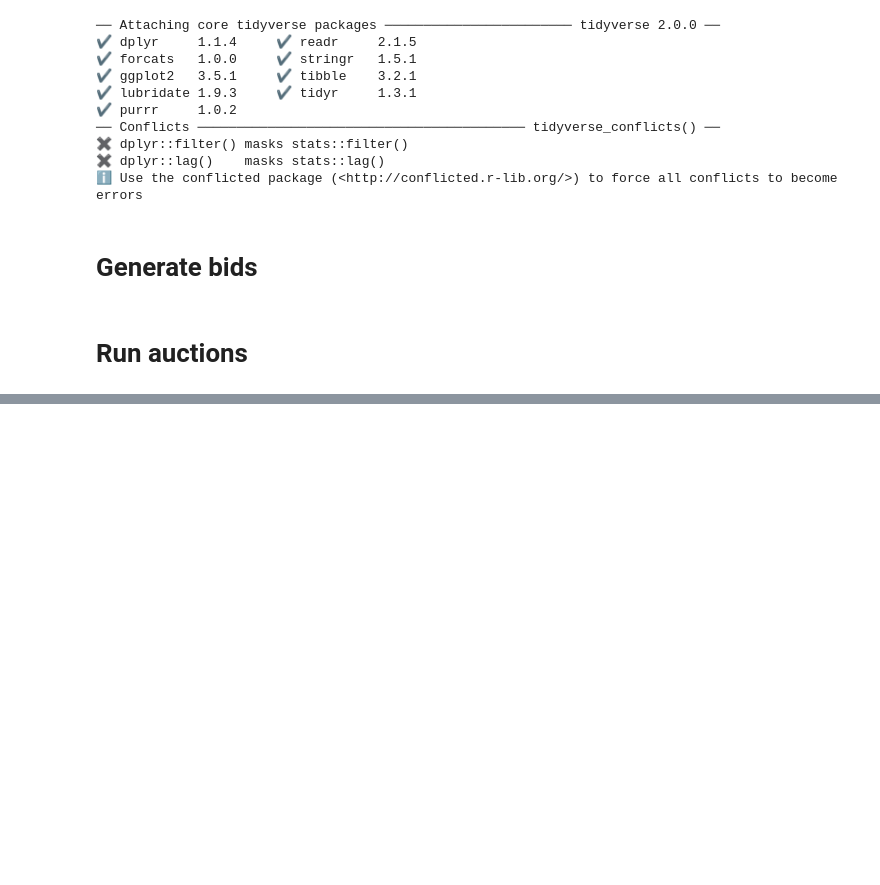
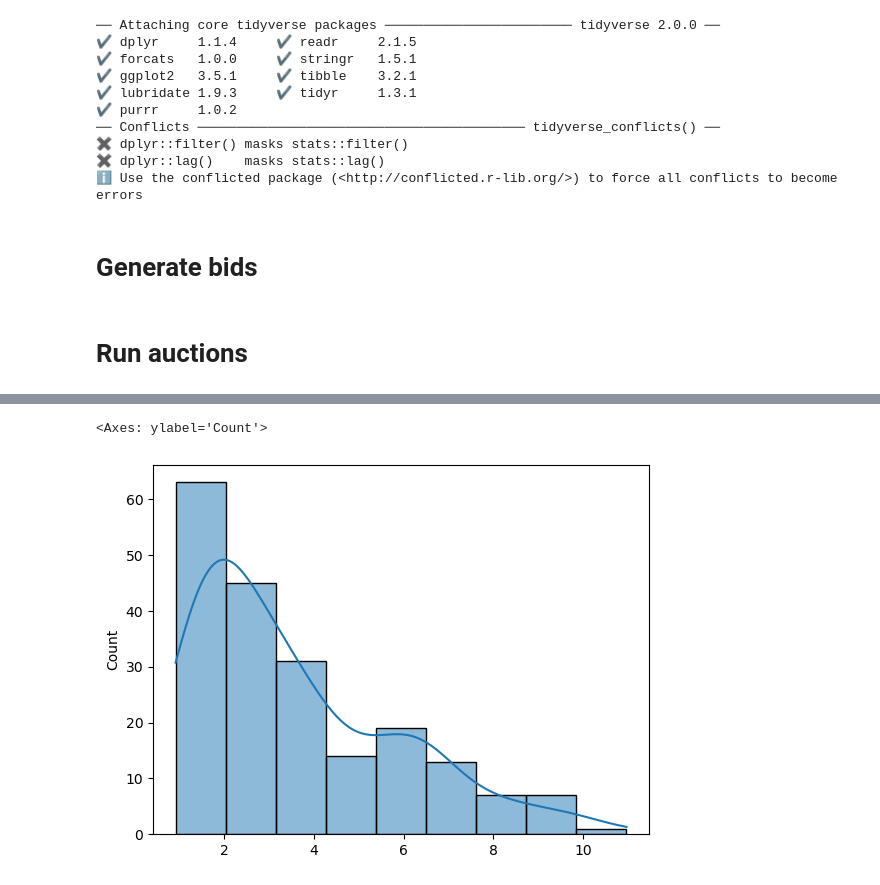
Before and after one commit to yingqi-gao/MAPP, a Jupyter notebook: simulations.ipynb, the cells around one changed output, grey strips where cells are left out. Drawn from its saved outputs; the diff is of its cells as text; code cells hidden in the pictures; blank space fills up the shorter version.

```diff
--- a/simulations.ipynb
+++ b/simulations.ipynb
@@ -107,0 +108,7 @@ regrets_plot(regrets_dict["beta"], ns)
+# %%
+import seaborn as sns
+
+sns.histplot(expon_bids_dict["train_bids"][random.randrange(200)], kde=True)
+# %% [output]
+<Axes: ylabel='Count'>
+[figure, added]
```
Also changed, not shown: parts of 7 cells of this notebook, 1 other file.
